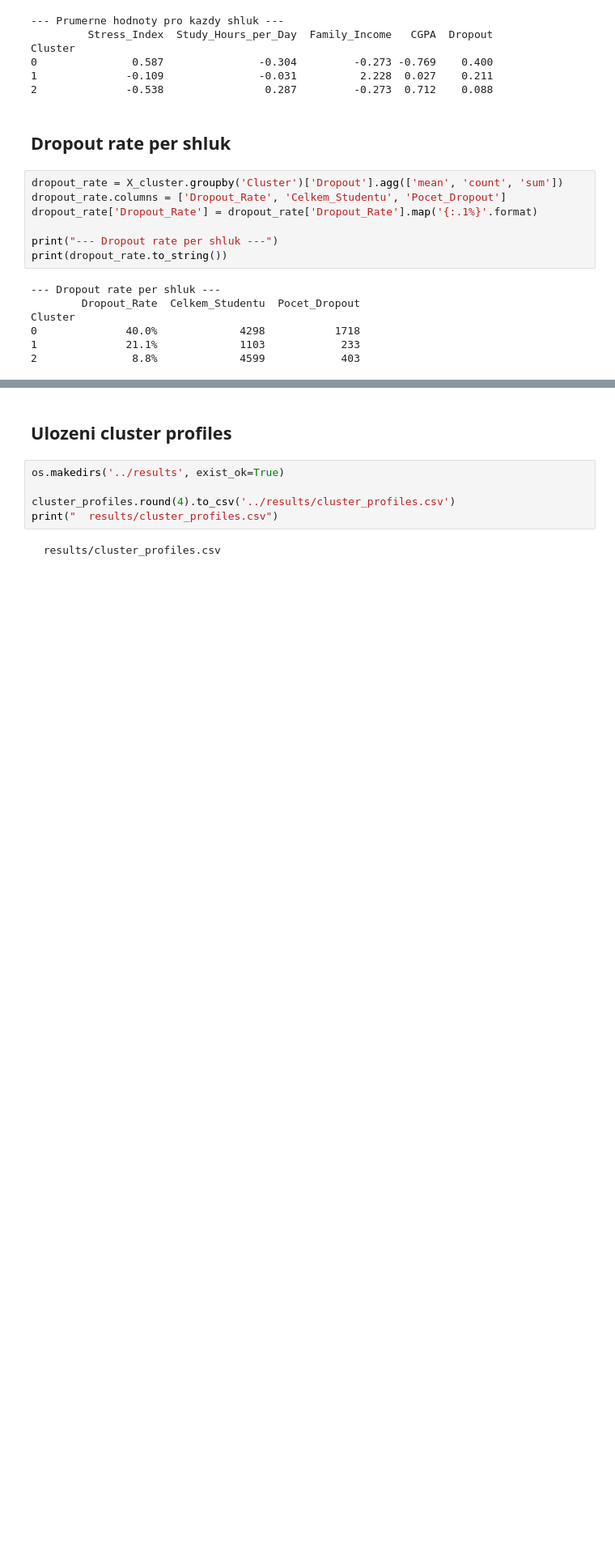
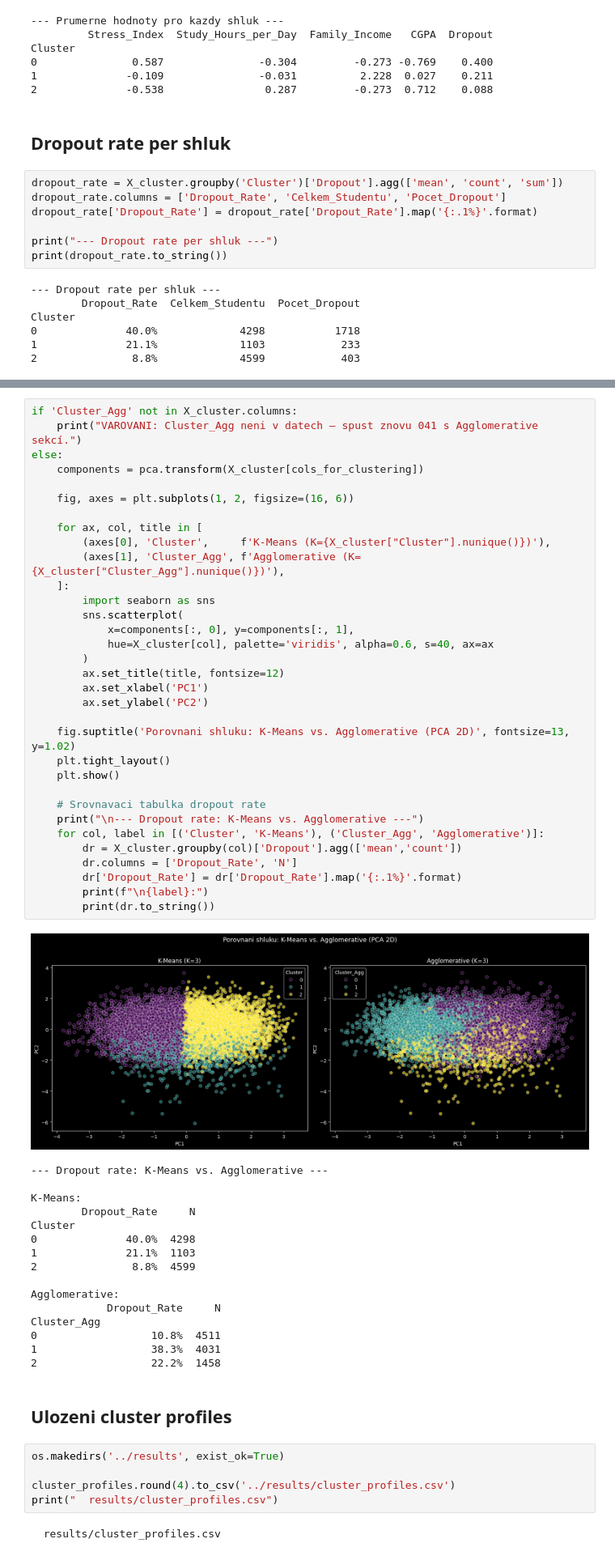
Before and after one commit to Student-dropout-ML/student-dropout-ml, a Jupyter notebook: notebooks/04b-clustering-evaluation.ipynb, the cells around one changed output, grey strips where cells are left out. Shown at 81% size. Cells and saved outputs as stored; diff of their text form; blank space fills up the shorter version.

```diff
--- a/notebooks/04b-clustering-evaluation.ipynb
+++ b/notebooks/04b-clustering-evaluation.ipynb
@@ -101,3 +103,53 @@ Cluster
+# %%
+if 'Cluster_Agg' not in X_cluster.columns:
+    print("VAROVANI: Cluster_Agg neni v datech — spust znovu 041 s Agglomerative sekcí.")
+else:
+    components = pca.transform(X_cluster[cols_for_clustering])
+
+    fig, axes = plt.subplots(1, 2, figsize=(16, 6))
+
+    for ax, col, title in [
+        (axes[0], 'Cluster',     f'K-Means (K={X_cluster["Cluster"].nunique()})'),
+        (axes[1], 'Cluster_Agg', f'Agglomerative (K={X_cluster["Cluster_Agg"].nunique()})'),
+    ]:
+        import seaborn as sns
+        sns.scatterplot(
+            x=components[:, 0], y=components[:, 1],
+            hue=X_cluster[col], palette='viridis', alpha=0.6, s=40, ax=ax
+        )
+        ax.set_title(title, fontsize=12)
+        ax.set_xlabel('PC1')
+        ax.set_ylabel('PC2')
+
+    fig.suptitle('Porovnani shluku: K-Means vs. Agglomerative (PCA 2D)', fontsize=13, y=1.02)
+    plt.tight_layout()
+    plt.show()
+
+    # Srovnavaci tabulka dropout rate
+    print("\n--- Dropout rate: K-Means vs. Agglomerative ---")
+    for col, label in [('Cluster', 'K-Means'), ('Cluster_Agg', 'Agglomerative')]:
+        dr = X_cluster.groupby(col)['Dropout'].agg(['mean','count'])
+        dr.columns = ['Dropout_Rate', 'N']
+        dr['Dropout_Rate'] = dr['Dropout_Rate'].map('{:.1%}'.format)
+        print(f"\n{label}:")
+        print(dr.to_string())
+# %% [output]
+[figure, added]
+--- Dropout rate: K-Means vs. Agglomerative ---
+
+K-Means:
+        Dropout_Rate     N
+Cluster
+0              40.0%  4298
+1              21.1%  1103
+2               8.8%  4599
+
+Agglomerative:
+            Dropout_Rate     N
+Cluster_Agg
+0                  10.8%  4511
+1                  38.3%  4031
+2                  22.2%  1458
 # %% [markdown]
 ## Ulozeni cluster profiles
 # %%
```
Also changed, not shown: parts of 2 cells of this notebook, 4 other files.
